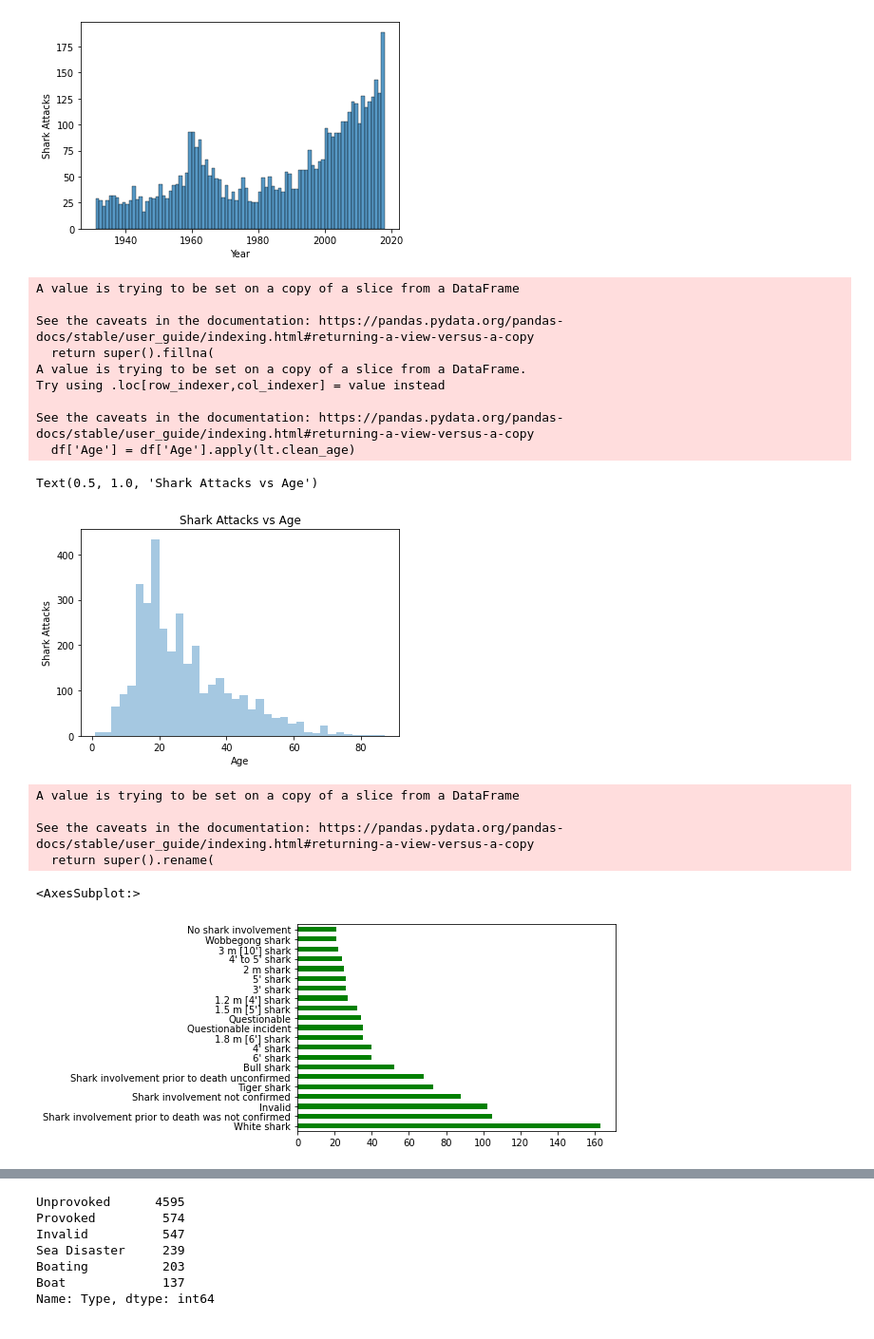
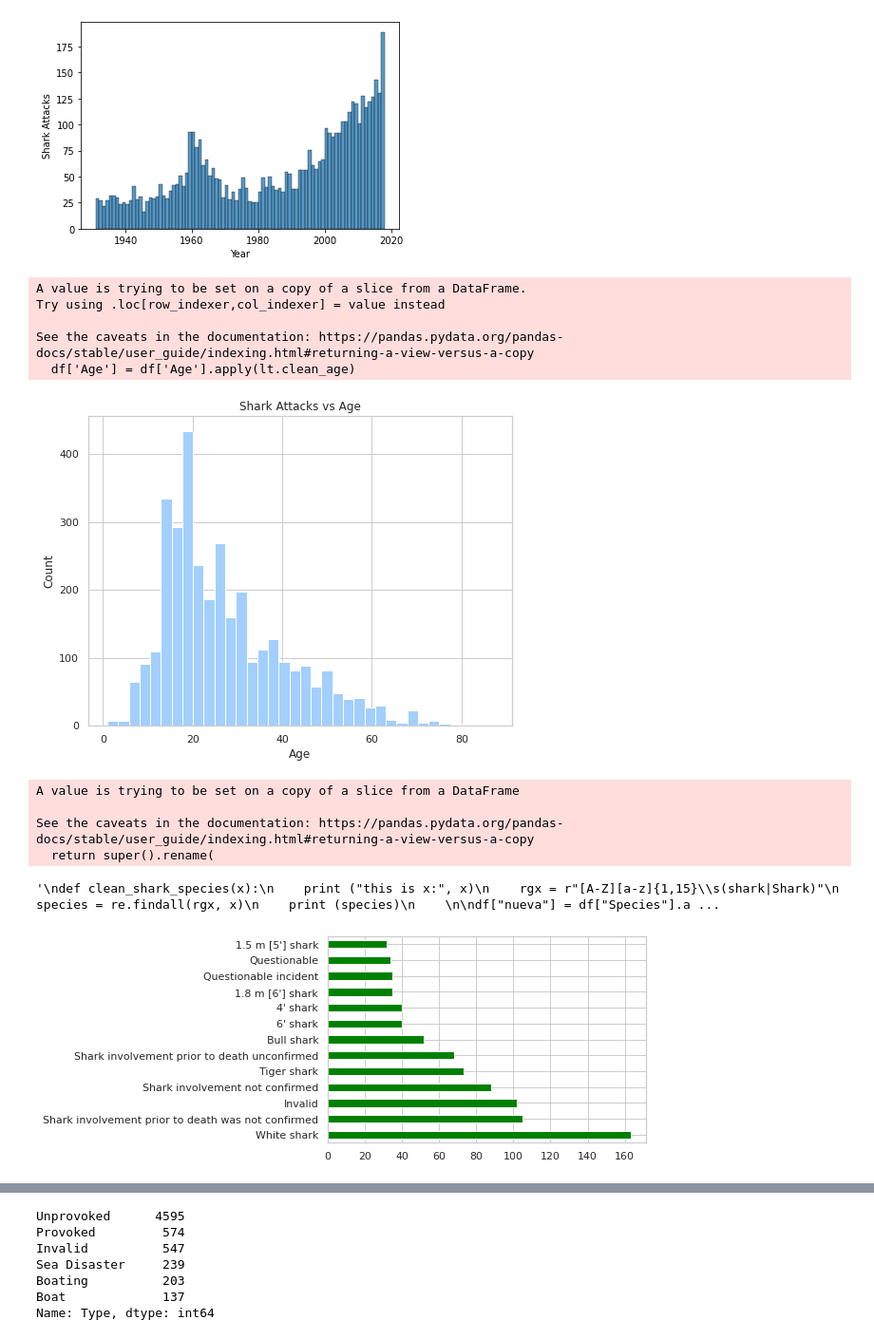
Before and after one commit to FranLeston/shark_attack_data_analysis, a Jupyter notebook: preliminarynotes.ipynb, the cells around one changed output, grey strips where cells are left out. Shown at 95% size. Saved outputs shown, nothing was run; the diff lists cells and outputs as text; code cells hidden in the pictures.

Commit message:
messing around with chart styles

```diff
--- a/preliminarynotes.ipynb
+++ b/preliminarynotes.ipynb
@@ -99,37 +90,50 @@ ax.set(xlabel="Year", ylabel = "Shark Attacks")
 [Text(0.5, 0, 'Year'), Text(0, 0.5, 'Shark Attacks')]
 [figure]
 # %%
+sns.set(style="whitegrid")
+sns.set_color_codes("pastel")
 df['Age'].fillna(0 ,inplace=True)
 df['Age'] = df['Age'].apply(lt.clean_age)
-fig,ax = plt.subplots()
-ax = sns.distplot(df['Age'].dropna(), kde=False)
+fig, ax = plt.subplots(figsize=(8, 6))
+ax = sns.distplot(df['Age'].dropna(),
+             hist_kws={"alpha": 1, "color": "#a2cffe"},
+             kde=False)
+
 plt.xlabel('Age')
 plt.ylabel('Shark Attacks')
 plt.title('Shark Attacks vs Age')
+
+ax = ax.set(ylabel="Count", xlabel="Age")
 # %% [output]
-A value is trying to be set on a copy of a slice from a DataFrame
-
-See the caveats in the documentation: https://pandas.pydata.org/pandas-docs/stable/user_guide/indexing.html#returning-a-view-versus-a-copy
-  return super().fillna(
 A value is trying to be set on a copy of a slice from a DataFrame.
 Try using .loc[row_indexer,col_indexer] = value instead
 
 See the caveats in the documentation: https://pandas.pydata.org/pandas-docs/stable/user_guide/indexing.html#returning-a-view-versus-a-copy
   df['Age'] = df['Age'].apply(lt.clean_age)
-Text(0.5, 1.0, 'Shark Attacks vs Age')
-[figure, old version]
+[figure, new version]
 # %%
 df.rename(columns={'Species ': 'Species'}, inplace=True)
 sharks = df['Species'].value_counts()
-sharks[sharks>20].plot.barh(color='green')
-#Get all Species ending with "shark"
+sharks[sharks > 30].plot.barh(color='green')
+
+
+'''
+def clean_shark_species(x):
+    print ("this is x:", x)
+    rgx = r"[A-Z][a-z]{1,15}\s(shark|Shark)"
+    species = re.findall(rgx, x)
+    print (species)
+
+
+df["nueva"] = df["Species"].apply(clean_shark_species)
+'''
 # %% [output]
 A value is trying to be set on a copy of a slice from a DataFrame
 
 See the caveats in the documentation: https://pandas.pydata.org/pandas-docs/stable/user_guide/indexing.html#returning-a-view-versus-a-copy
   return super().rename(
-<AxesSubplot:>
+'\ndef clean_shark_species(x):\n    print ("this is x:", x)\n    rgx = r"[A-Z][a-z]{1,15}\\s(shark|Shark)"\n    species = re.findall(rgx, x)\n    print (species)\n    \n\ndf["nueva"] = df["Species"].a ...
-[figure, old version]
+[figure, new version]
 # %%
 table_count = df['Type'].value_counts()
 first_six_type = table_count.iloc[:6]
```
Also changed, not shown: parts of 9 cells of this notebook, 1 other file.
